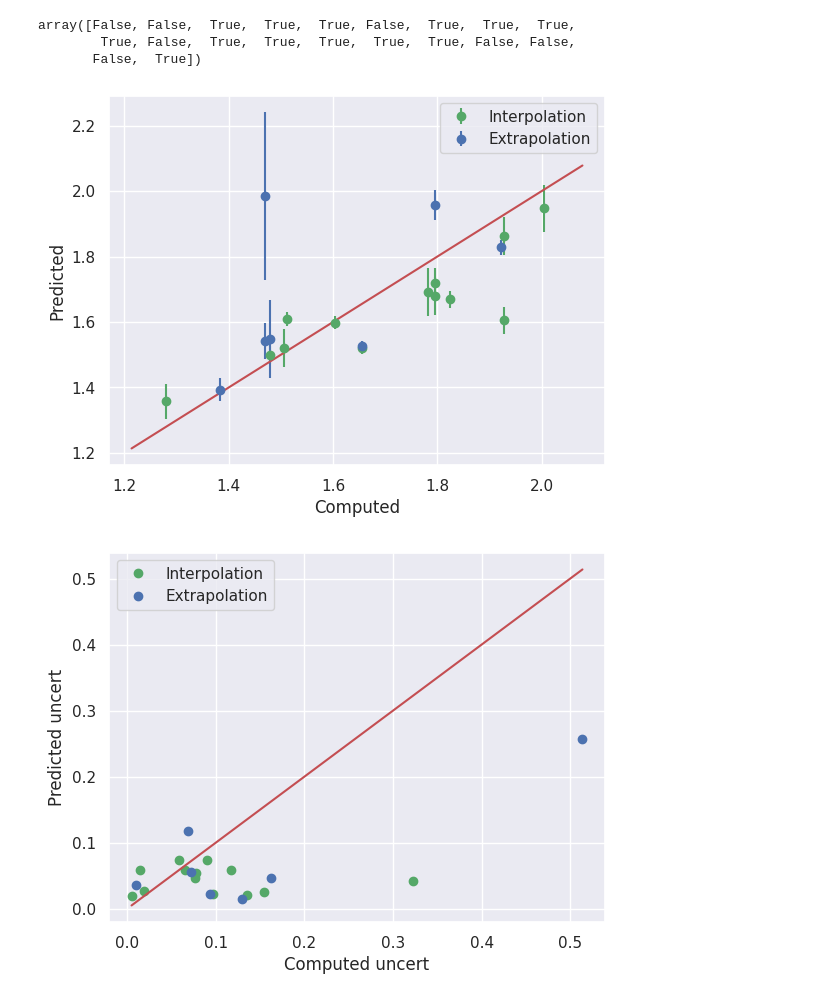
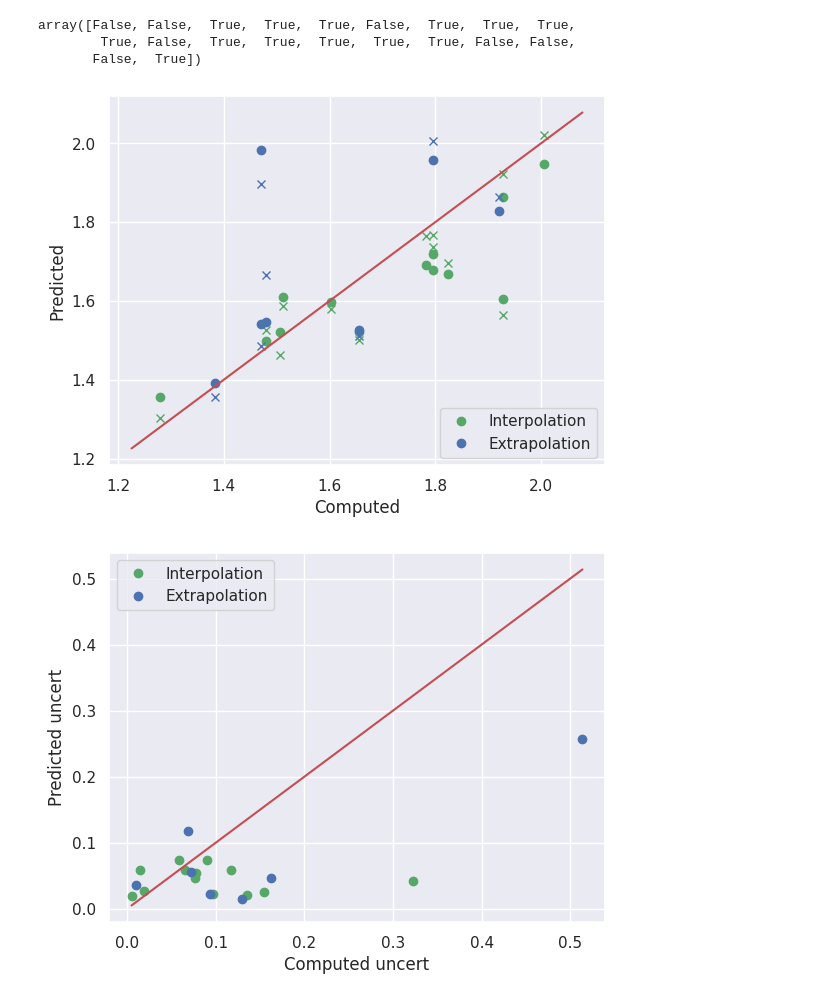
Before and after one commit to CibranLopez/CLUE, a Jupyter notebook: predict-GNN.ipynb, the cells around one changed output. Cells and saved outputs as stored; diff of their text form; code cells hidden in the pictures.

```diff
--- a/predict-GNN.ipynb
+++ b/predict-GNN.ipynb
@@ -136,27 +136,31 @@ array([False, False,  True,  True,  True, False,  True,  True,  True,
 # %%
 xpred = ground_truths[are_interpolated]
 ypred = predictions[are_interpolated]
 yerr  = uncertainties[are_interpolated]
-plt.errorbar(xpred, ypred, yerr=np.abs(yerr),
-             fmt='og', label='Interpolation')
+#plt.errorbar(xpred, ypred, yerr=np.abs(yerr),
+#             fmt='og', label='Interpolation')
+plt.plot(xpred, ypred, 'og', label='Interpolation')
+plt.plot(xpred, ypred+yerr, 'xg')
 
 xpred = ground_truths[~are_interpolated]
 ypred = predictions[~are_interpolated]
 yerr  = uncertainties[~are_interpolated]
-plt.errorbar(xpred, ypred, yerr=np.abs(yerr),
-             fmt='ob', label='Extrapolation')
+#plt.errorbar(xpred, ypred, yerr=np.abs(yerr),
+#             fmt='ob', label='Extrapolation')
+plt.plot(xpred, ypred, 'ob', label='Extrapolation')
+plt.plot(xpred, ypred+yerr, 'xb')
 
 _min_, _max_ = cld.get_min_max(ground_truths+np.abs(uncertainties),
                                ground_truths-np.abs(uncertainties),
                                predictions)
 plt.plot([_min_, _max_], [_min_, _max_], '-r')
 plt.xlabel('Computed')
 plt.ylabel('Predicted')
 plt.legend(loc='best')
 plt.savefig(f'{t_folder}/UQ-prediction-comparison.pdf', dpi=50, bbox_inches='tight')
 plt.show()
 # %% [output]
-[figure, old version]
+[figure, new version]
 # %%
 gt_uncertainties   = np.abs(ground_truths - predictions)
 pred_uncertainties = np.abs(uncertainties)
```
